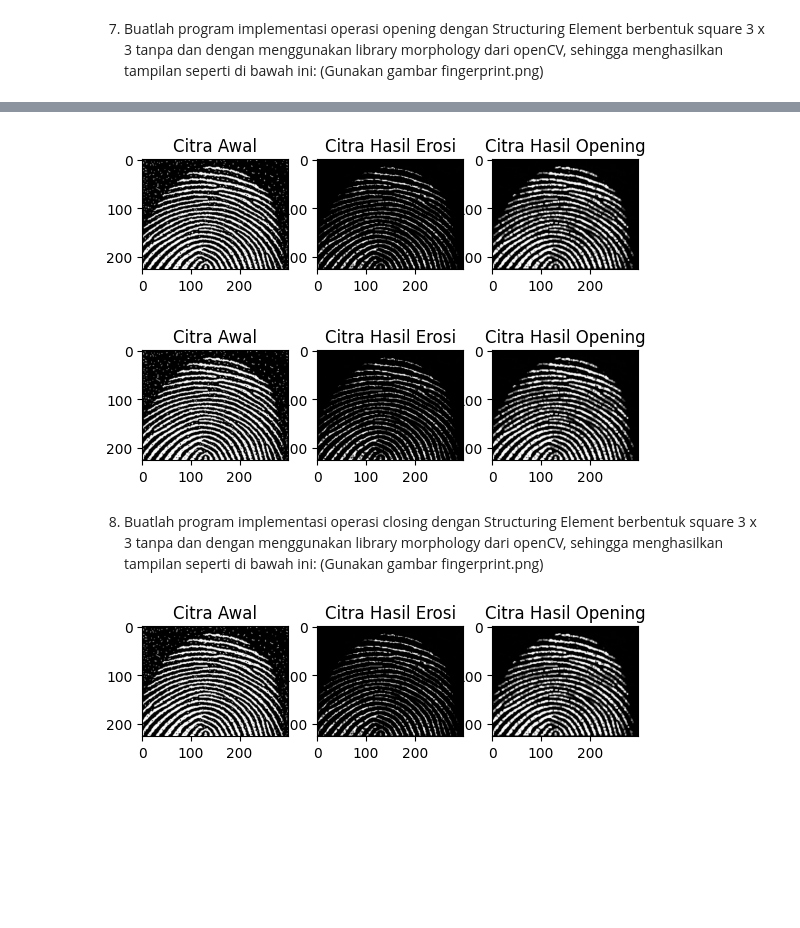
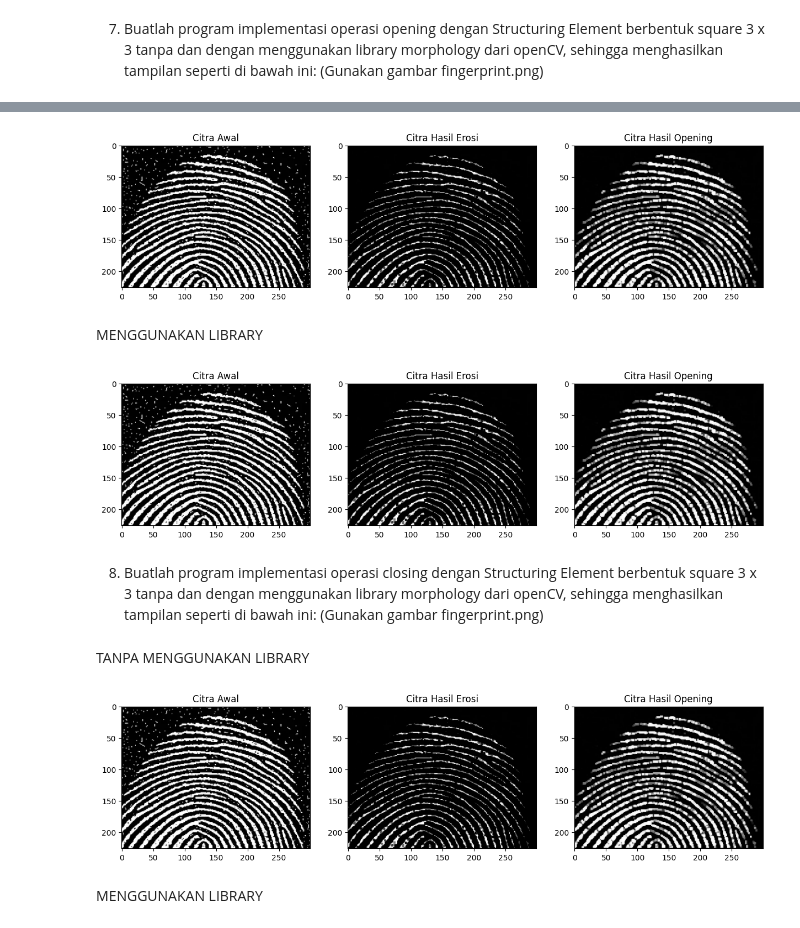
Before and after one commit to meliusa/PCVK_Genap_2023, a Jupyter notebook: Week9.ipynb, the cells around one changed output, grey strips where cells are left out. Saved outputs shown, nothing was run; the diff lists cells and outputs as text; code cells hidden in the pictures; blank space fills up the shorter version.

```diff
--- a/Week9.ipynb
+++ b/Week9.ipynb
@@ -126,40 +148,48 @@ fingerprint.png)
 # %%
 img = cv.imread('/content/drive/MyDrive/Colab Notebooks Images/Images/fingerprint.png', 0)
 m, n = img.shape
-
-plt.imshow(img, cmap="gray")
 
 k = 3
 SE = np.ones((k, k), dtype=np.uint8)
 constant = (k - 1) // 2
 
 # Erosion
 imgErode = np.zeros((m, n), dtype=np.uint8)
 for i in range(constant, m - constant):
     for j in range(constant, n - constant):
         temp = img[i - constant:i + constant + 1, j - constant:j + constant + 1]
         product = temp * SE
         imgErode[i, j] = np.min(product)
 
 # Dilation
 imgOpen = np.zeros((m, n), dtype=np.uint8)
 for i in range(constant, m - constant):
     for j in range(constant, n - constant):
         temp = imgErode[i - constant:i + constant + 1, j - constant:j + constant + 1]
         product = temp * SE
         imgOpen[i, j] = np.max(product)
 
-plt.subplot(131), plt.imshow(img, cmap="gray"), plt.title('Citra Awal')
-plt.subplot(132), plt.imshow(imgErode, cmap="gray"), plt.title('Citra Hasil Erosi')
-plt.subplot(133), plt.imshow(imgOpen, cmap="gray"), plt.title('Citra Hasil Opening')
+fig, axs = plt.subplots(1, 3, figsize=(15, 5))
+axs[0].imshow(img, cmap="gray")
+axs[0].set_title('Citra Awal')
+axs[1].imshow(imgErode, cmap="gray")
+axs[1].set_title('Citra Hasil Erosi')
+axs[2].imshow(imgOpen, cmap="gray")
+axs[2].set_title('Citra Hasil Opening')
+
 plt.show()
+
+# Remove overlapping axes
+axs[0].remove()
+axs[1].remove()
+axs[2].remove()
 # %% [output]
-[figure, old version]
+[figure, new version]
+# %% [markdown]
+MENGGUNAKAN LIBRARY
 # %%
 img = cv.imread('/content/drive/MyDrive/Colab Notebooks Images/Images/fingerprint.png', 0)
 m, n = img.shape
-
-plt.imshow(img, cmap="gray")
 
 k = 3
 SE = np.ones((k, k), dtype=np.uint8)
@@ -171,23 +201,32 @@ imgErode = cv.erode(img, SE, iterations=1)
 # Dilation
 imgOpen = cv.dilate(imgErode, SE, iterations=1)
 
-plt.subplot(131), plt.imshow(img, cmap="gray"), plt.title('Citra Awal')
-plt.subplot(132), plt.imshow(imgErode, cmap="gray"), plt.title('Citra Hasil Erosi')
-plt.subplot(133), plt.imshow(imgOpen, cmap="gray"), plt.title('Citra Hasil Opening')
+fig, axs = plt.subplots(1, 3, figsize=(15, 5))
+axs[0].imshow(img, cmap="gray")
+axs[0].set_title('Citra Awal')
+axs[1].imshow(imgErode, cmap="gray")
+axs[1].set_title('Citra Hasil Erosi')
+axs[2].imshow(imgOpen, cmap="gray")
+axs[2].set_title('Citra Hasil Opening')
+
 plt.show()
+
+# Remove overlapping axes
+axs[0].remove()
+axs[1].remove()
+axs[2].remove()
 # %% [output]
-[figure, old version]
+[figure, new version]
 # %% [markdown]
 8. Buatlah program implementasi operasi closing dengan Structuring Element berbentuk
 square 3 x 3 tanpa dan dengan menggunakan library morphology dari openCV,
 sehingga menghasilkan tampilan seperti di bawah ini: (Gunakan gambar
 fingerprint.png)
+# %% [markdown]
+TANPA MENGGUNAKAN LIBRARY
 # %%
-
 img = cv.imread('/content/drive/MyDrive/Colab Notebooks Images/Images/fingerprint.png', 0)
 m, n = img.shape
-
-plt.imshow(img, cmap="gray")
 
 k = 3
 SE = np.ones((k, k), dtype=np.uint8)
@@ -209,12 +248,24 @@ for i in range(constant, m - constant):
         product = temp * SE
         imgOpen[i, j] = np.max(product)
 
-plt.subplot(131), plt.imshow(img, cmap="gray"), plt.title('Citra Awal')
-plt.subplot(132), plt.imshow(imgErode, cmap="gray"), plt.title('Citra Hasil Erosi')
-plt.subplot(133), plt.imshow(imgOpen, cmap="gray"), plt.title('Citra Hasil Opening')
+fig, axs = plt.subplots(1, 3, figsize=(15, 5))
+axs[0].imshow(img, cmap="gray")
+axs[0].set_title('Citra Awal')
+axs[1].imshow(imgErode, cmap="gray")
+axs[1].set_title('Citra Hasil Erosi')
+axs[2].imshow(imgOpen, cmap="gray")
+axs[2].set_title('Citra Hasil Opening')
+
 plt.show()
+
+# Remove overlapping axes
+axs[0].remove()
+axs[1].remove()
+axs[2].remove()
 # %% [output]
-[figure, old version]
+[figure, new version]
+# %% [markdown]
+MENGGUNAKAN LIBRARY
 # %%
 img = cv.imread('/content/drive/MyDrive/Colab Notebooks Images/Images/fingerprint.png', 0)
 m, n = img.shape
```
Also changed, not shown: parts of 6 cells of this notebook.
